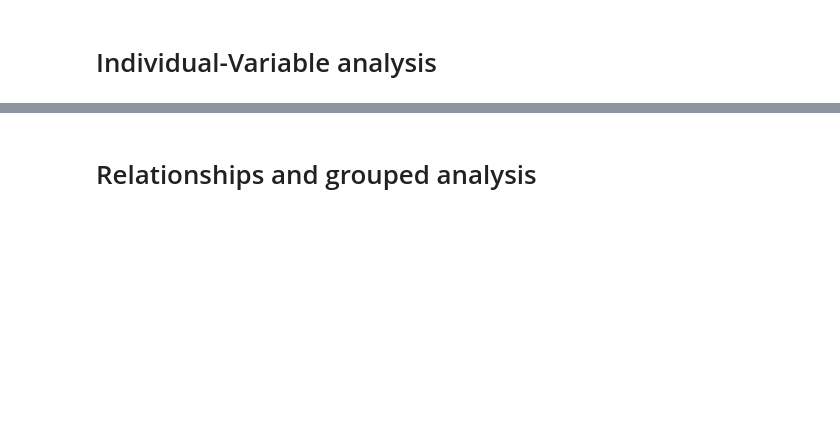
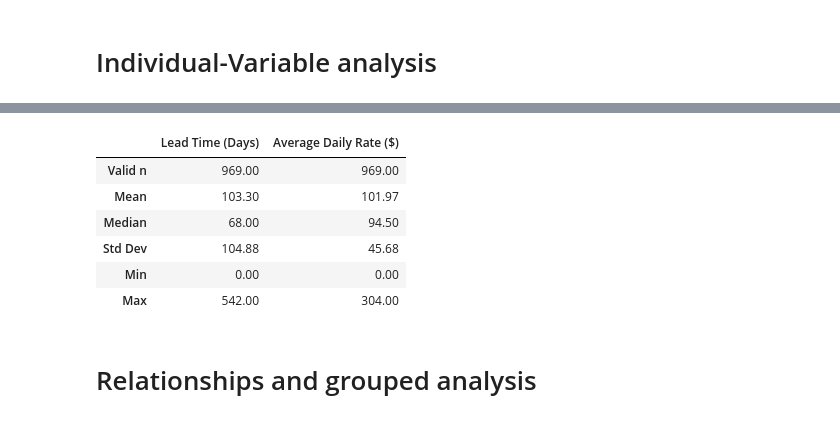
Before and after one commit to rafid213/HotelBookingProjectByMazhar, a Jupyter notebook: HoteBooking.ipynb, the cells around one changed output, grey strips where cells are left out. Cells and saved outputs as stored; diff of their text form; code cells hidden in the pictures; blank space fills up the shorter version.

```diff
--- a/HoteBooking.ipynb
+++ b/HoteBooking.ipynb
@@ -113,2 +208,34 @@ Numerical Variables Analysis:
+# %%
+def summarize_numerical(df, col):
+    s = df[col].dropna()
+    return pd.Series(
+        {
+            "Valid n": len(s),
+            "Mean": s.mean(),
+            "Median": s.median(),
+            "Std Dev": s.std(),
+            "Min": s.min(),
+            "Max": s.max(),
+        }
+    )
+
+
+num_summary = pd.DataFrame(
+    {
+        "Lead Time (Days)": summarize_numerical(df_clean, "lead_time"),
+        "Average Daily Rate ($)": summarize_numerical(
+            df_clean, "average_daily_rate"
+        ),
+    }
+)
+display(num_summary)
+# %% [output]
+|  | Lead Time (Days) | Average Daily Rate ($) |
+| Valid n | 969.00 | 969.00 |
+| Mean | 103.30 | 101.97 |
+| Median | 68.00 | 94.50 |
+| Std Dev | 104.88 | 45.68 |
+| Min | 0.00 | 0.00 |
+| Max | 542.00 | 304.00 |
 # %% [markdown]
 # Relationships and grouped analysis
```
Also changed, not shown: parts of 10 cells of this notebook.
